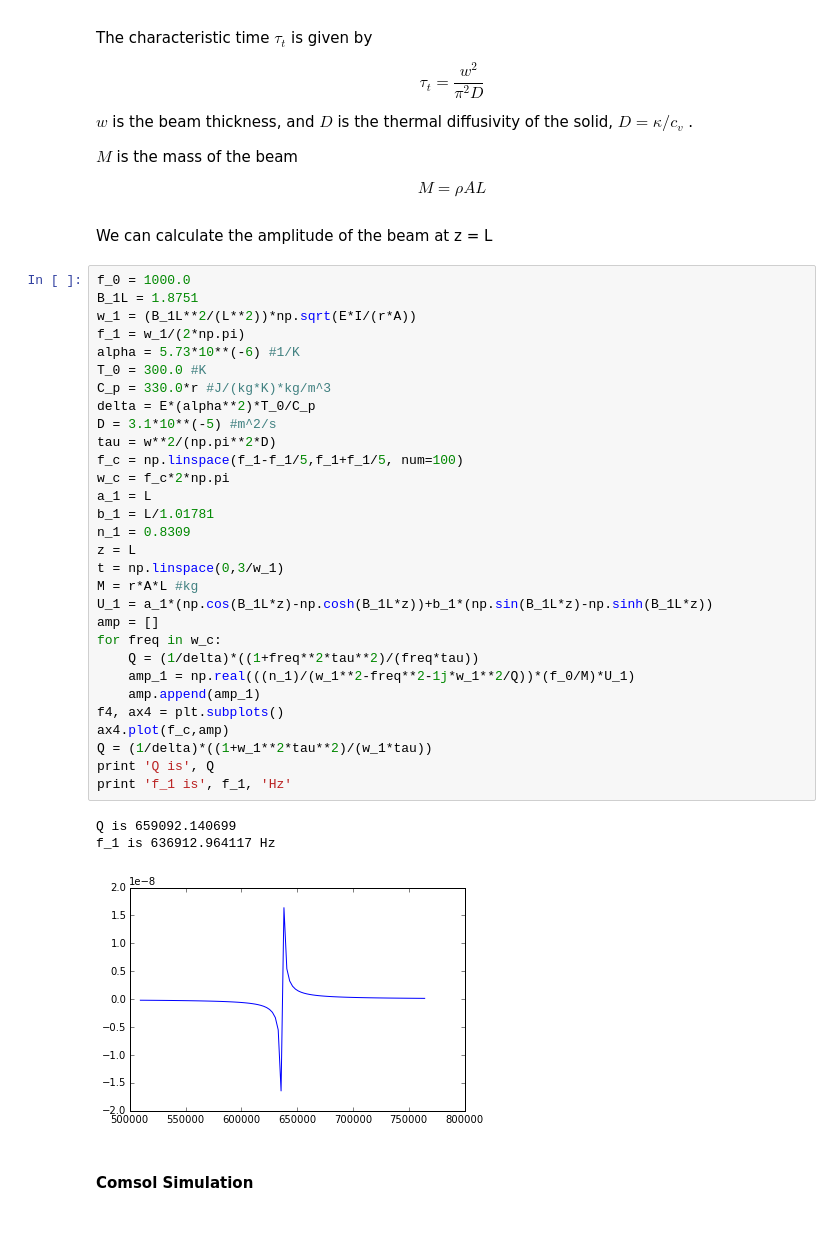
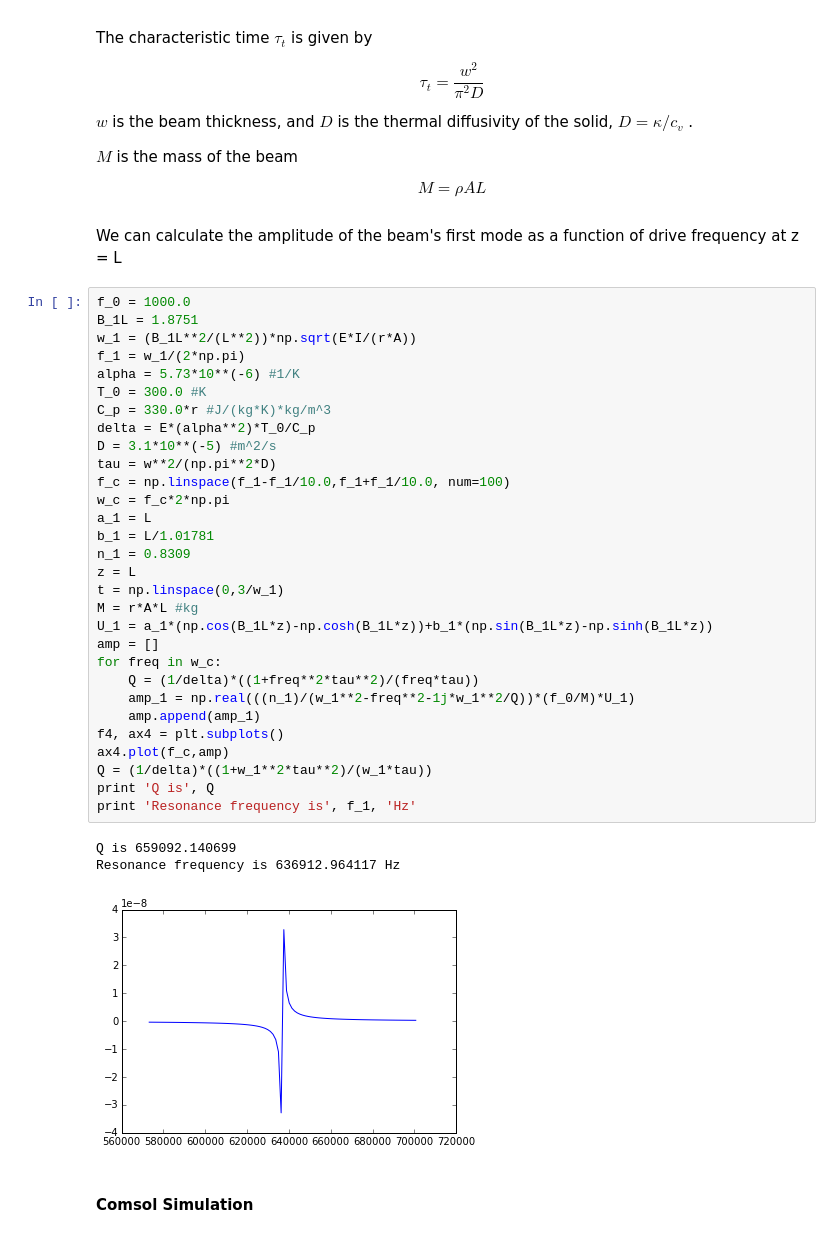
Before and after one commit to jgrebel1/Cantilever, a Jupyter notebook: Cantilever.ipynb, the cells around one changed output. Saved outputs shown, nothing was run; the diff lists cells and outputs as text.

```diff
--- a/Cantilever.ipynb
+++ b/Cantilever.ipynb
@@ -111,41 +118,41 @@ $M$ is the mass of the beam
 
 $$M = \rho A L $$
 # %% [markdown]
-We can calculate the amplitude of the beam at z = L
+We can calculate the amplitude of the beam's first mode as a function of drive frequency at z = L
 # %%
 f_0 = 1000.0
 B_1L = 1.8751
 w_1 = (B_1L**2/(L**2))*np.sqrt(E*I/(r*A))
 f_1 = w_1/(2*np.pi)
 alpha = 5.73*10**(-6) #1/K
 T_0 = 300.0 #K
 C_p = 330.0*r #J/(kg*K)*kg/m^3
 delta = E*(alpha**2)*T_0/C_p
 D = 3.1*10**(-5) #m^2/s
 tau = w**2/(np.pi**2*D)
-f_c = np.linspace(f_1-f_1/5,f_1+f_1/5, num=100)
+f_c = np.linspace(f_1-f_1/10.0,f_1+f_1/10.0, num=100)
 w_c = f_c*2*np.pi
 a_1 = L
 b_1 = L/1.01781
 n_1 = 0.8309
 z = L
 t = np.linspace(0,3/w_1)
 M = r*A*L #kg
 U_1 = a_1*(np.cos(B_1L*z)-np.cosh(B_1L*z))+b_1*(np.sin(B_1L*z)-np.sinh(B_1L*z))
 amp = []
 for freq in w_c:
     Q = (1/delta)*((1+freq**2*tau**2)/(freq*tau))
     amp_1 = np.real(((n_1)/(w_1**2-freq**2-1j*w_1**2/Q))*(f_0/M)*U_1)
     amp.append(amp_1)
 f4, ax4 = plt.subplots()
 ax4.plot(f_c,amp)
 Q = (1/delta)*((1+w_1**2*tau**2)/(w_1*tau))
 print 'Q is', Q
-print 'f_1 is', f_1, 'Hz'
+print 'Resonance frequency is', f_1, 'Hz'
 # %% [output]
 Q is 659092.140699
-f_1 is 636912.964117 Hz
+Resonance frequency is 636912.964117 Hz
-[figure, old version]
+[figure, new version]
 # %% [markdown]
 #### Comsol Simulation
 # %% [markdown]
```
Also changed, not shown: parts of 5 cells of this notebook.
